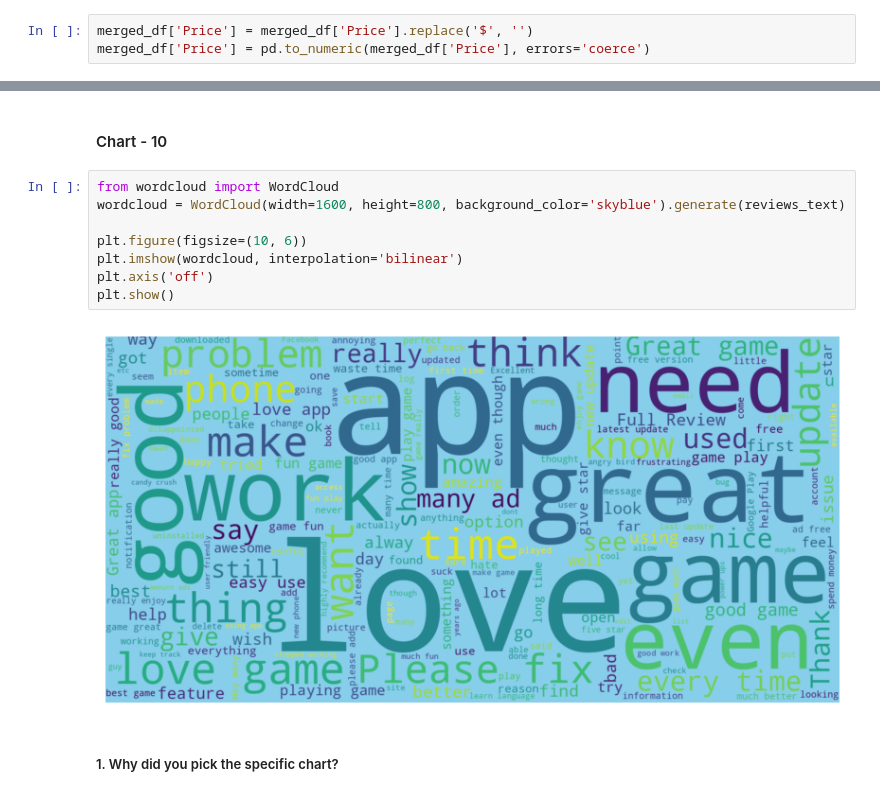
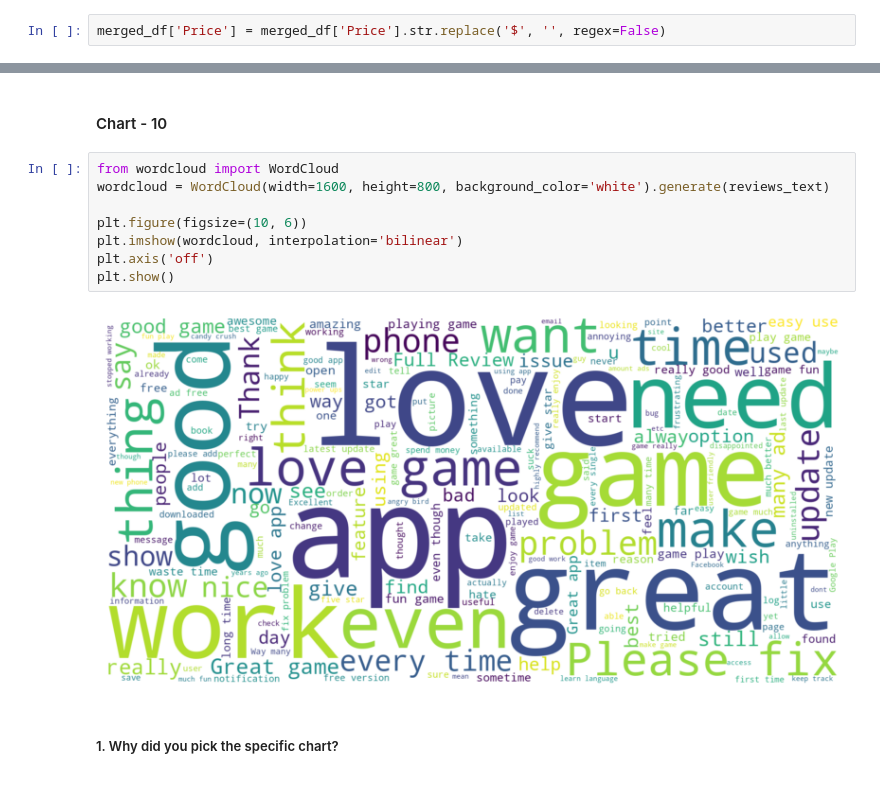
Before and after one commit to JatinKrRana/Alma_Better-Capstone_Project_1, a Jupyter notebook: Play_Store_App_Review_Analysis.ipynb, the cells around one changed output, grey strips where cells are left out. Drawn from its saved outputs; the diff is of its cells as text.

```diff
--- a/Play_Store_App_Review_Analysis.ipynb
+++ b/Play_Store_App_Review_Analysis.ipynb
@@ -660,8 +666,7 @@ merged_df = pd.merge(play_store_df, user_review_df, on='App_Name', how='inner')
 # %%
 merged_df['Size'] = pd.to_numeric(merged_df['Size'], errors='coerce')
 # %%
-merged_df['Price'] = merged_df['Price'].replace('$', '')
-merged_df['Price'] = pd.to_numeric(merged_df['Price'], errors='coerce')
+merged_df['Price'] = merged_df['Price'].str.replace('$', '', regex=False)
 # %%
 merged_df['Installs'] = merged_df['Installs'].str.replace(',', '').str.replace('+', '').astype(int)
 # merged_df['Installs'] = merged_df['Installs'].str.replace(',', '', regex=False).str.replace('+', '', regex=False).astype(int)
@@ -1207,14 +1256,14 @@ Negative Growth Implications:
 #### Chart - 10
 # %%
 from wordcloud import WordCloud
-wordcloud = WordCloud(width=1600, height=800, background_color='skyblue').generate(reviews_text)
+wordcloud = WordCloud(width=1600, height=800, background_color='white').generate(reviews_text)
 
 plt.figure(figsize=(10, 6))
 plt.imshow(wordcloud, interpolation='bilinear')
 plt.axis('off')
 plt.show()
 # %% [output]
-[figure, old version]
+[figure, new version]
 # %% [markdown]
 ##### 1. Why did you pick the specific chart?
 # %% [markdown]
```
Also changed, not shown: parts of 21 cells of this notebook.
